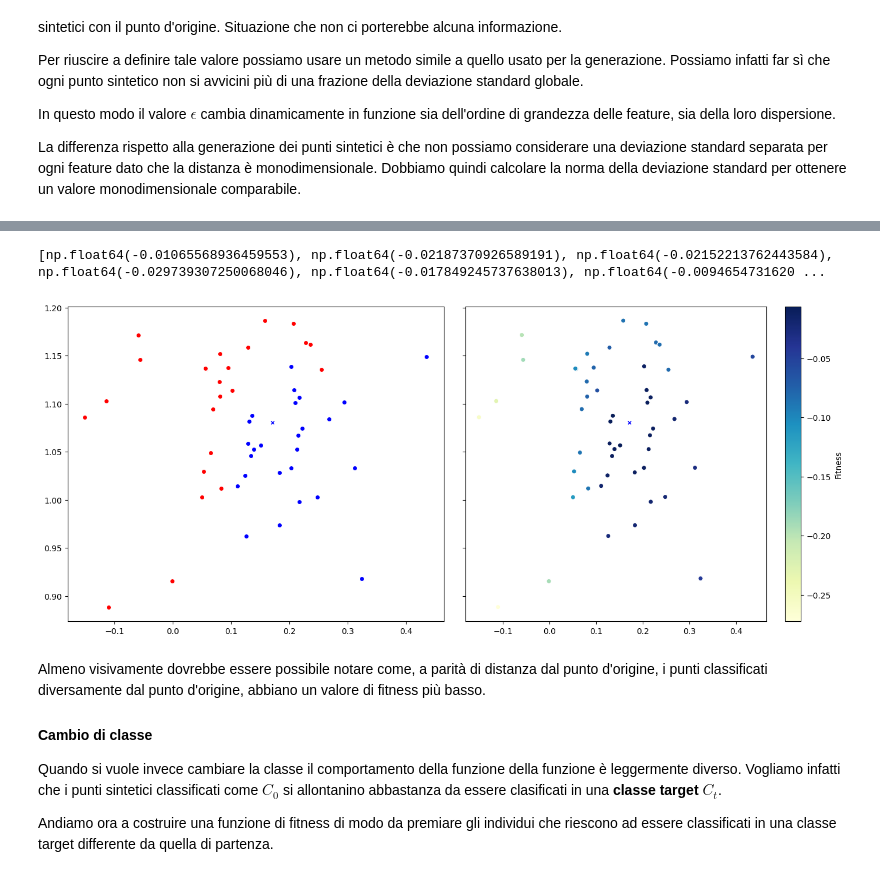
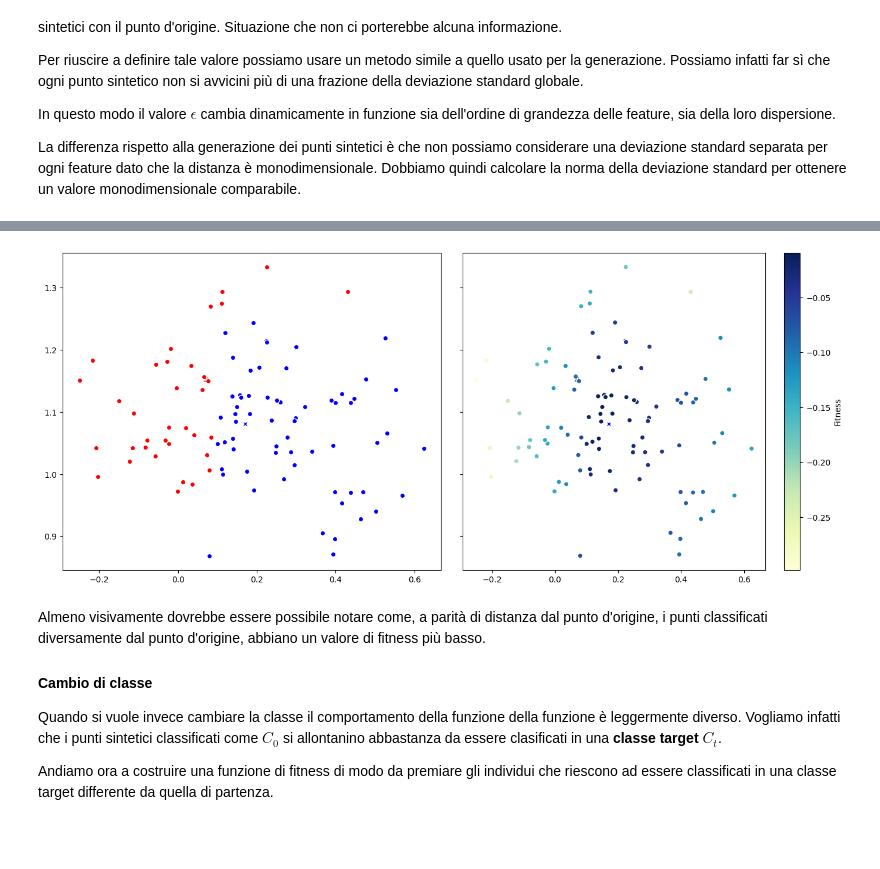
Before and after one commit to FedericoBustaffa/thesis, a Jupyter notebook: src/explain_classifier.ipynb, the cells around one changed output, grey strips where cells are left out. Saved outputs shown, nothing was run; the diff lists cells and outputs as text; code cells hidden in the pictures; blank space fills up the shorter version.

```diff
--- a/src/explain_classifier.ipynb
+++ b/src/explain_classifier.ipynb
@@ -196,10 +196,10 @@ def generate_uniform(point, sigma, alpha: float) -> np.ndarray:
 
 
 toolbox = base.ToolBox()
-toolbox.set_generation(generate_normal, point=point, sigma=sigma, alpha=0.1)
+toolbox.set_generation(generate_normal, point=point, sigma=sigma, alpha=0.15)
 
 # generazione di una popolazione composta da 50 individui
-population = toolbox.generate(50)
+population = toolbox.generate(100)
 synth_points = np.array([i.chromosome for i in population])
 
 plt.figure(figsize=(10, 6))
@@ -306,7 +306,7 @@ def same_evaluate(chromosome, point, classifier, sigma, eps=0.02, alpha=0.8):
 
 
 toolbox.set_weights((-1.0,))
-toolbox.set_evaluation(same_evaluate, point, classifier, sigma, 0.02, 0.8)
+toolbox.set_evaluation(same_evaluate, point, classifier, sigma, 0.02, 0.7)
 population = list(map(toolbox.evaluate, population))
 # %% [markdown]
 Abbiamo quindi una funzione che, oltre quindi a parametri come il punto di
@@ -343,28 +345,32 @@ indesiderato e contrario a quello sperato.
 # %%
 fig, (ax1, ax2) = plt.subplots(1, 2, sharey=True, figsize=(14, 6))
 plt.tight_layout()
 
 synth_classes = [classifier.predict(sp.reshape(1, -1)) for sp in synth_points]
 
 scls0 = [i for i in range(len(synth_classes)) if synth_classes[i] == 0]
 scls1 = [i for i in range(len(synth_classes)) if synth_classes[i] == 1]
 
 # classification plot
 ax1.scatter(synth_points[scls0].T[0], synth_points[scls0].T[1], c="r", ec="w")
 ax1.scatter(synth_points[scls1].T[0], synth_points[scls1].T[1], c="b", ec="w")
 ax1.scatter(point[0], point[1], c=c, ec="w", marker="X")
 
 # fitness plot
 fitness_values = [i.fitness for i in population]
-print(fitness_values)
-sc = ax2.scatter(synth_points.T[0], synth_points.T[1], c=fitness_values, ec="w", cmap=plt.get_cmap("YlGnBu"))
+sc = ax2.scatter(
+    synth_points.T[0],
+    synth_points.T[1],
+    c=fitness_values,
+    ec="w",
+    cmap=plt.get_cmap("YlGnBu"),
+)
 fig.colorbar(sc, ax=ax2, label="Fitness")
 ax2.scatter(point[0], point[1], c=c, ec="w", marker="X")
 
 plt.show()
 # %% [output]
-[np.float64(-0.01065568936459553), np.float64(-0.02187370926589191), np.float64(-0.02152213762443584), np.float64(-0.029739307250068046), np.float64(-0.017849245737638013), np.float64(-0.0094654731620 ...
-[figure, old version]
+[figure, new version]
 # %% [markdown]
 Almeno visivamente dovrebbe essere possibile notare come, a parità di distanza
 dal punto d'origine, i punti classificati diversamente dal punto d'origine,
```
Also changed, not shown: parts of 13 cells of this notebook.
